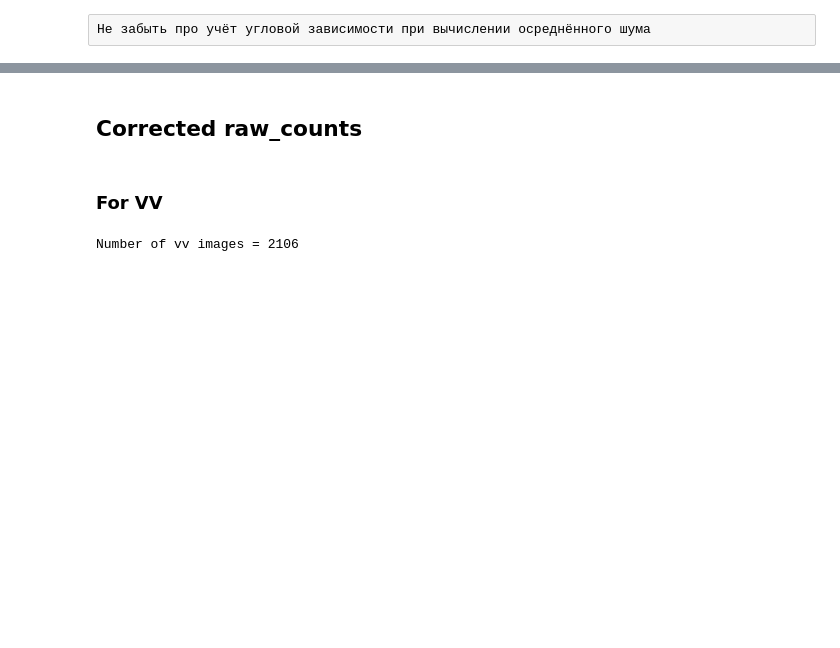
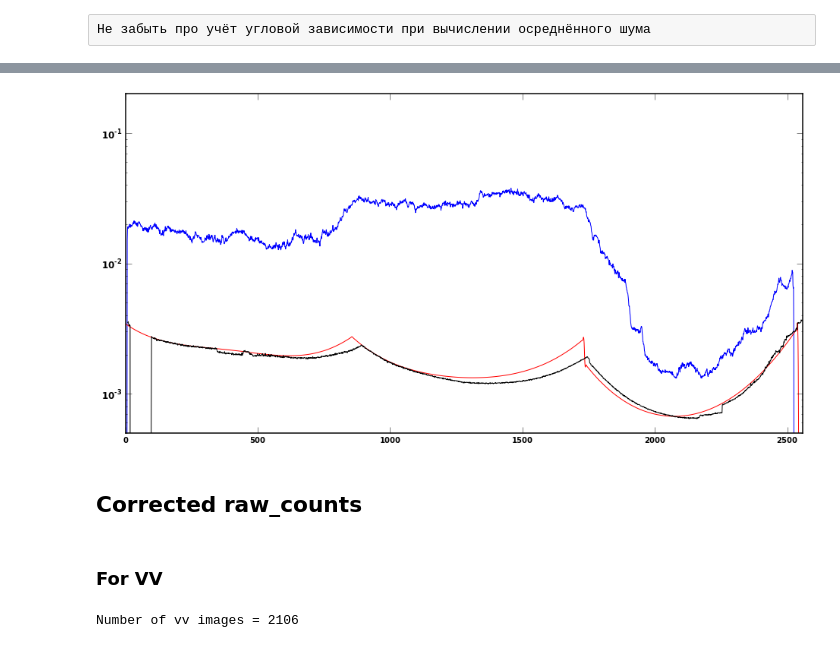
Before and after one commit to magican/PySOL, a Jupyter notebook: notebooks/Sentinel-1/0.0.0.Sentinel-1_remove_noise_by_avg.ipynb, the cells around one changed output, grey strips where cells are left out. Saved outputs shown, nothing was run; the diff lists cells and outputs as text; code cells hidden in the pictures; blank space fills up the shorter version.

```diff
--- a/notebooks/Sentinel-1/0.0.0.Sentinel-1_remove_noise_by_avg.ipynb
+++ b/notebooks/Sentinel-1/0.0.0.Sentinel-1_remove_noise_by_avg.ipynb
@@ -330,14 +347,22 @@ plt.show()
 # %%
 plt.close('all')
 plt.figure(figsize=(16,8))
 plt.hold(True)
 plt.semilogy( ( double(raw_counts[p][::scale,::scale].mean(axis=0))**2)/sigmaNought_2[p][::scale,::scale].mean(axis=0)**2)
 plt.semilogy( noiseLut_2[p][::scale,::scale].mean(axis=0)*nLtCoeff/sigmaNought_2[p][::scale,::scale].mean(axis=0)**2 , 'r')
 plt.semilogy( (nLtMin)[0:raw_counts[p][::scale,::scale].shape[1]]**2/sigmaNought_2[p][::scale,::scale].mean(axis=0)**2, 'k')
 plt.ylim(5e-4,.2)
 plt.xlim(0,raw_counts[p][::scale,::scale].shape[1])
 plt.axes()
-plt.show()
+oPath = '/home/mag/Documents/repos/solab/PySOL/notebooks/Sentinel-1/for_presentation/'
+oFileName = os.path.join(oPath, 'VH_noise_corrected')
+plt.savefig(oFileName, dpi=300,
+            facecolor='None',
+            bbox_inches='tight',
+            transparent=False,
+            pad_inches=0)
+# %% [output]
+[figure, added]
 # %% [markdown]
 ## Corrected raw_counts
 # %% [markdown]
```
Also changed, not shown: parts of 10 cells of this notebook, 12 other files.
